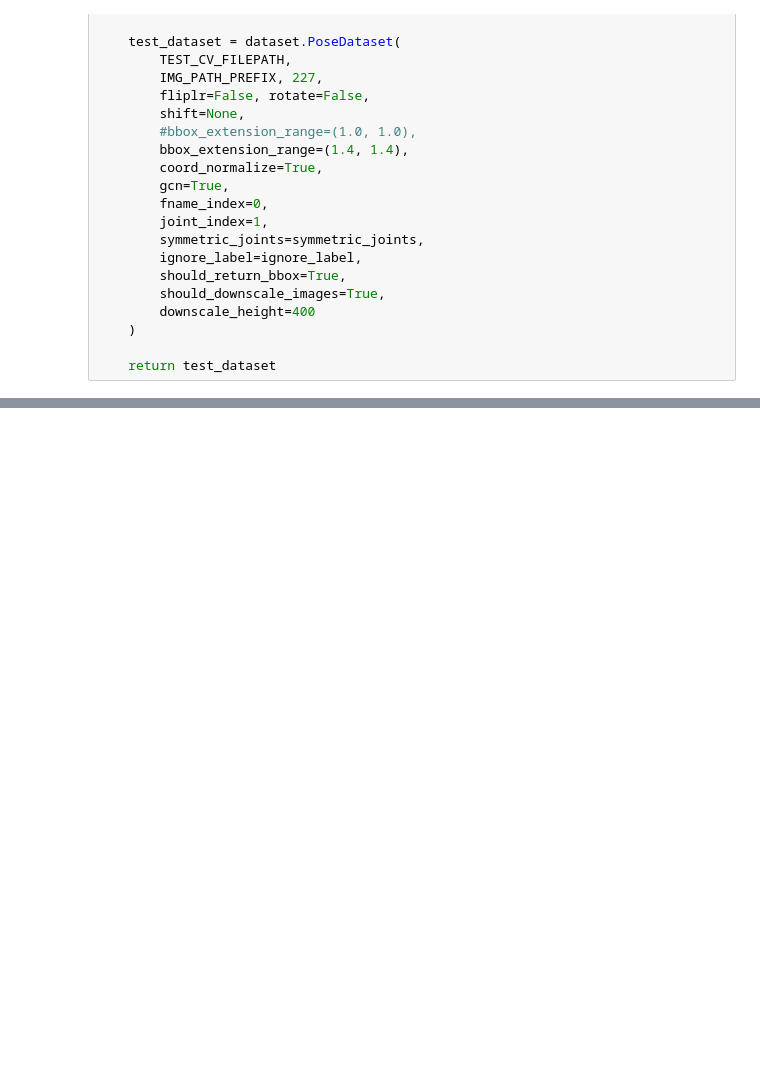
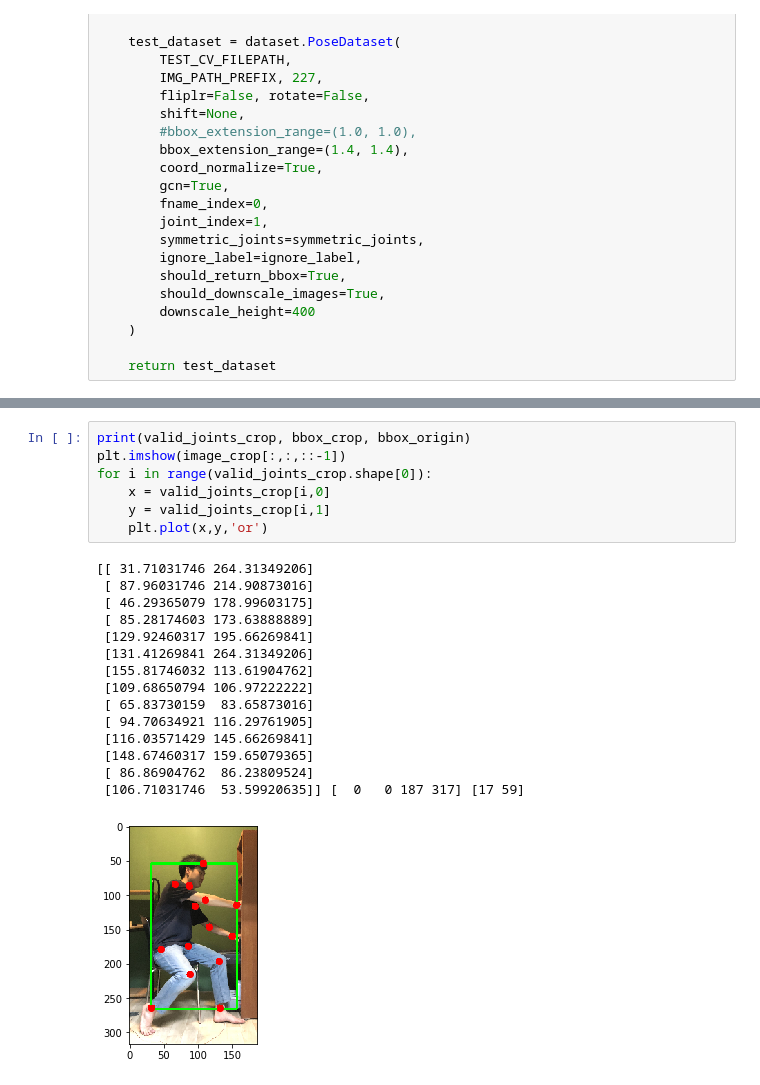
Before and after one commit to ys7yoo/deeppose_tf, a Jupyter notebook: augment.ipynb, the cells around one changed output, grey strips where cells are left out. Cells and saved outputs as stored; diff of their text form; blank space fills up the shorter version.

```diff
--- a/augment.ipynb
+++ b/augment.ipynb
@@ -596,0 +524,23 @@ Downscale image/resting/reclining/31.jpg to the height 400px
+# %%
+print(valid_joints_crop, bbox_crop, bbox_origin)
+plt.imshow(image_crop[:,:,::-1])
+for i in range(valid_joints_crop.shape[0]):
+    x = valid_joints_crop[i,0]
+    y = valid_joints_crop[i,1]
+    plt.plot(x,y,'or')
+# %% [output]
+[[ 31.71031746 264.31349206]
+ [ 87.96031746 214.90873016]
+ [ 46.29365079 178.99603175]
+ [ 85.28174603 173.63888889]
+ [129.92460317 195.66269841]
+ [131.41269841 264.31349206]
+ [155.81746032 113.61904762]
+ [109.68650794 106.97222222]
+ [ 65.83730159  83.65873016]
+ [ 94.70634921 116.29761905]
+ [116.03571429 145.66269841]
+ [148.67460317 159.65079365]
+ [ 86.86904762  86.23809524]
+ [106.71031746  53.59920635]] [  0   0 187 317] [17 59]
+[figure, added]
```
Also changed, not shown: parts of 8 cells of this notebook.
